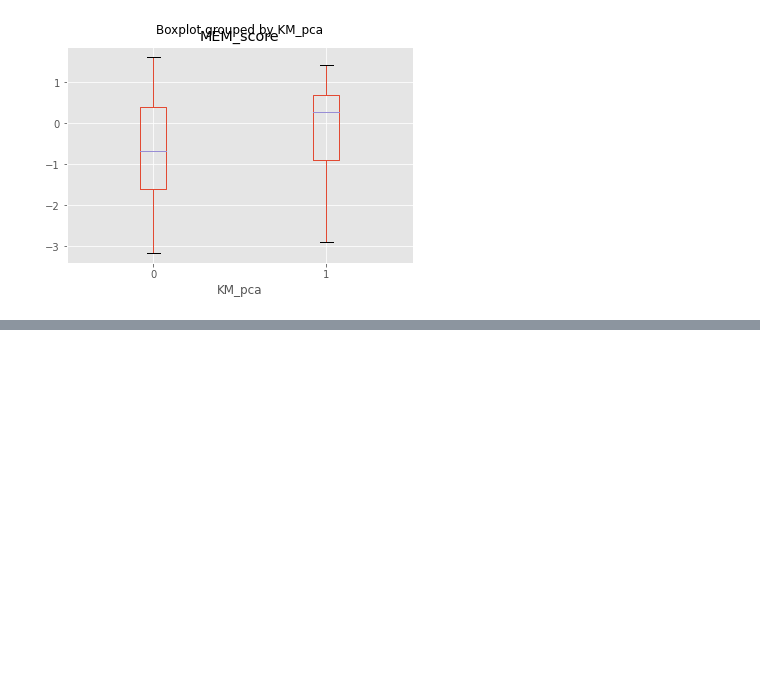
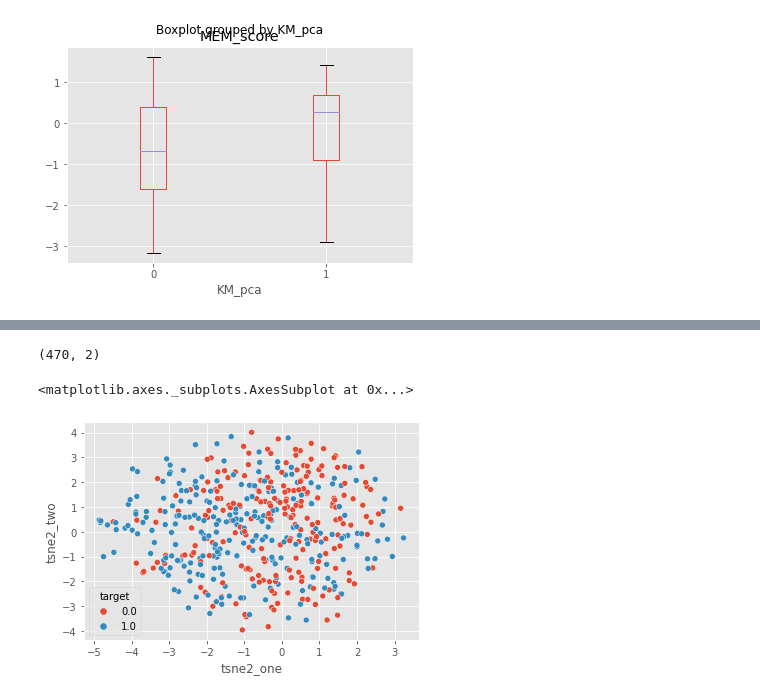
Before and after one commit to JanaGauss/Connectome, a Jupyter notebook: notebooks/clustering2.ipynb, the cells around one changed output, grey strips where cells are left out. Saved outputs shown, nothing was run; the diff lists cells and outputs as text; code cells hidden in the pictures; blank space fills up the shorter version.

```diff
--- a/notebooks/clustering2.ipynb
+++ b/notebooks/clustering2.ipynb
@@ -258,0 +302,19 @@ data.boxplot(column='MEM_score',by='KM_pca')
+# %%
+tsne2 = TSNE(n_components=2, perplexity=100)
+tsne2_results = tsne2.fit_transform(dat_pca)
+# %%
+tsne2_results.shape
+# %% [output]
+(470, 2)
+# %%
+data['tsne2_one'] = tsne2_results[:, 0]
+data['tsne2_two'] = tsne2_results[:, 1]
+
+sns.scatterplot(
+    x = "tsne2_one", y = "tsne2_two",
+    hue = "target",
+    data = data
+)
+# %% [output]
+<matplotlib.axes._subplots.AxesSubplot at 0x...>
+[figure, added]
```
Also changed, not shown: parts of 12 cells of this notebook, 1 other file.
